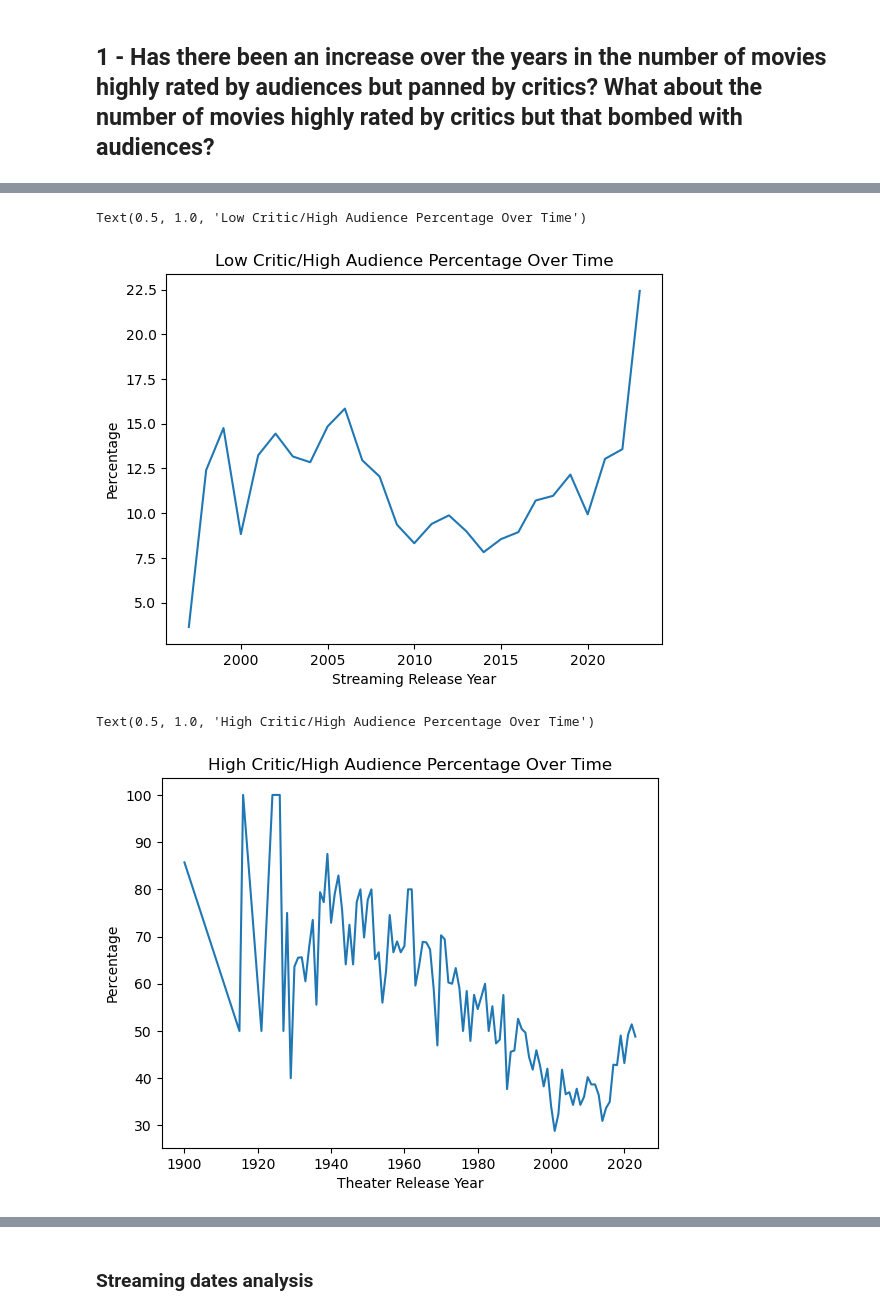
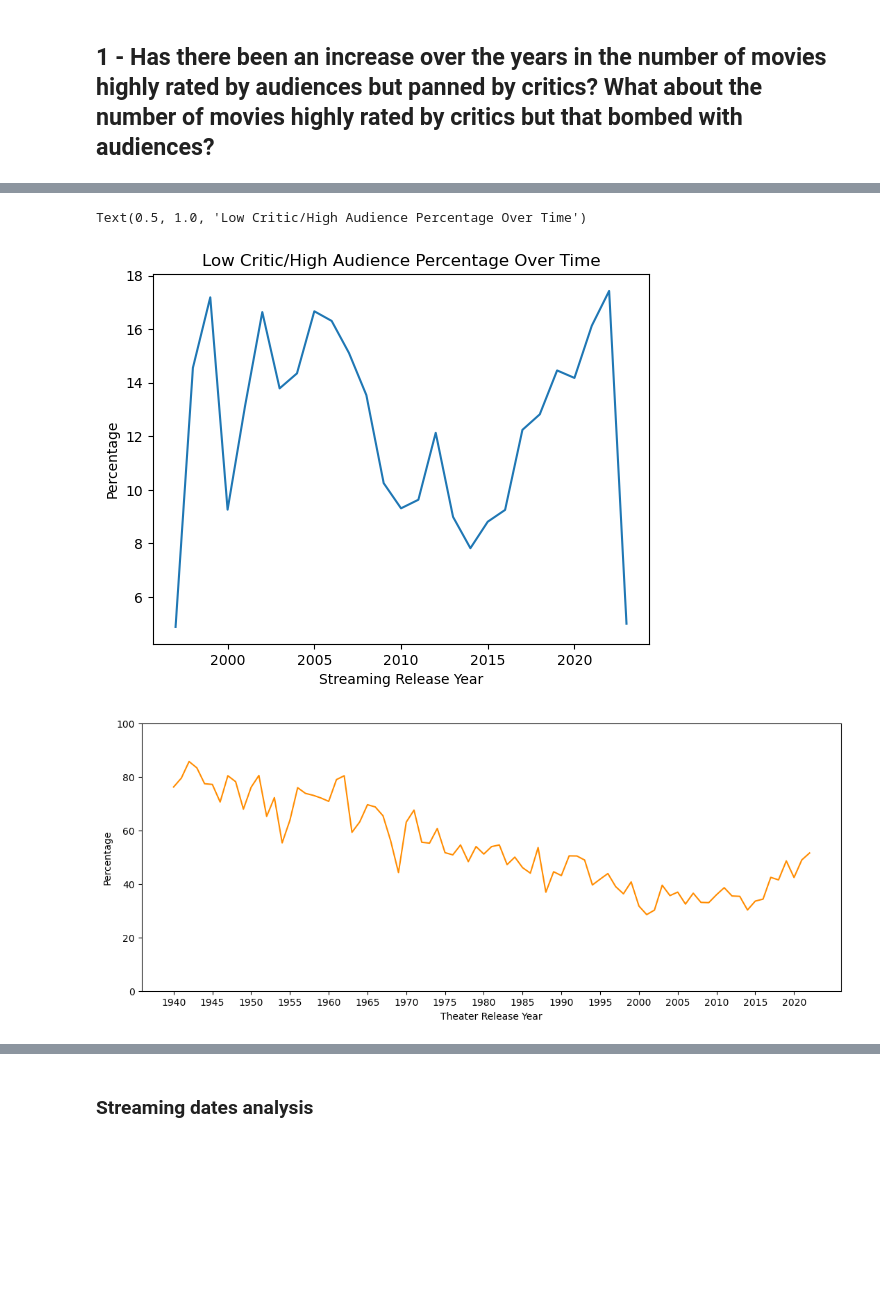
Before and after one commit to alroman14/nss-capstone-alroman14, a Jupyter notebook: notebooks/movie_data.ipynb, the cells around one changed output, grey strips where cells are left out. Cells and saved outputs as stored; diff of their text form; code cells hidden in the pictures; blank space fills up the shorter version.

```diff
--- a/notebooks/movie_data.ipynb
+++ b/notebooks/movie_data.ipynb
@@ -219,3 +224,11 @@ rotten_tomatoes_final['releaseMonthTheaters'] = rotten_tomatoes_final['releaseDa
 rotten_tomatoes_final['releaseYearTheaters'] = rotten_tomatoes_final['releaseDateTheaters'].dt.year
 rotten_tomatoes_final['releaseMonthStreaming'] = rotten_tomatoes_final['releaseDateStreaming'].dt.month
 rotten_tomatoes_final['releaseYearStreaming'] = rotten_tomatoes_final['releaseDateStreaming'].dt.year
+# %%
+rotten_tomatoes_final['score_difference'] = (rotten_tomatoes_final['critic_score']-rotten_tomatoes_final['audience_score']).abs()
+# %%
+rotten_tomatoes_final = rotten_tomatoes_final[rotten_tomatoes_final['runtimeMinutes'] > 74]
+# %%
+rotten_tomatoes_final = rotten_tomatoes_final[rotten_tomatoes_final['releaseYearTheaters'].between(1940, 2022)]
+# %%
+rotten_tomatoes_final['releaseDecadeTheaters'] = rotten_tomatoes_final['releaseYearTheaters']//10*10
@@ -590,15 +568,19 @@ plt.ylabel('Percentage')
 plt.title('Low Critic/High Audience Percentage Over Time')
 # %% [output]
 Text(0.5, 1.0, 'Low Critic/High Audience Percentage Over Time')
-[figure, old version]
+[figure, new version]
 # %%
-plt.plot('releaseYearTheaters', 'pct', data=rt_high_high_theater_years_pct)
+fig,ax = plt.subplots(figsize = (13,5))
+plt.plot('releaseYearTheaters', 'pct', data=(rt_high_high_theater_years_pct[rt_high_high_theater_years_pct['releaseYearTheaters'].between(1940, 2022)]), color = 'darkorange')
 plt.xlabel('Theater Release Year')
 plt.ylabel('Percentage')
-plt.title('High Critic/High Audience Percentage Over Time')
+#plt.title('High Critic/High Audience Percentage Over Time')
+plt.ylim(bottom=0, top=100)
+plt.xticks(np.arange(1940, 2022, 5))
+
+plt.savefig('rt_high_high_theater_years_pct.png', bbox_inches='tight')
 # %% [output]
-Text(0.5, 1.0, 'High Critic/High Audience Percentage Over Time')
-[figure, old version]
+[figure, new version]
 # %%
 plt.plot('releaseYearStreaming', 'pct', data=rt_high_high_streaming_years_pct)
 plt.xlabel('Streaming Release Year')
```
Also changed, not shown: parts of 229 cells of this notebook, 18 other files.
